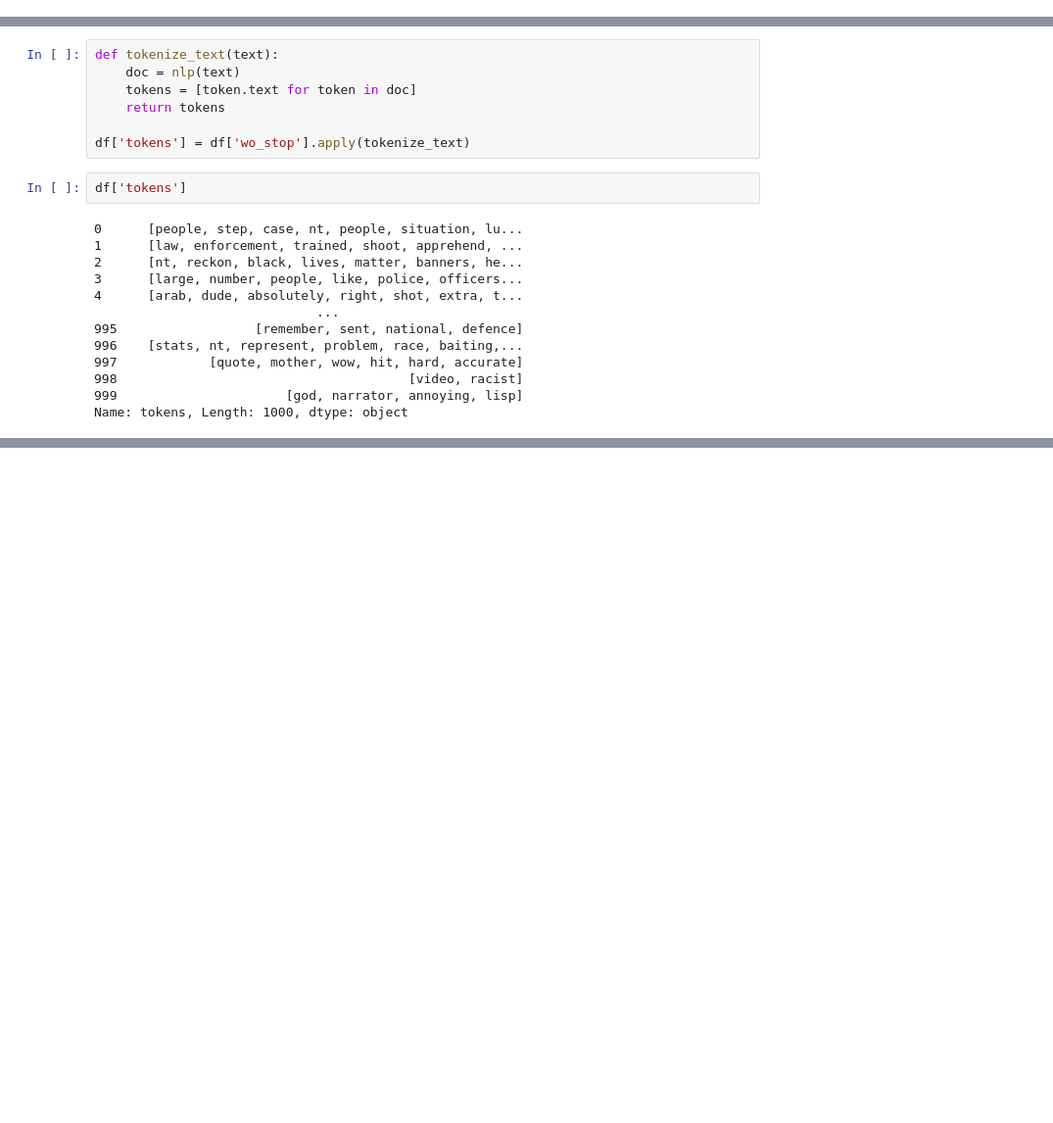
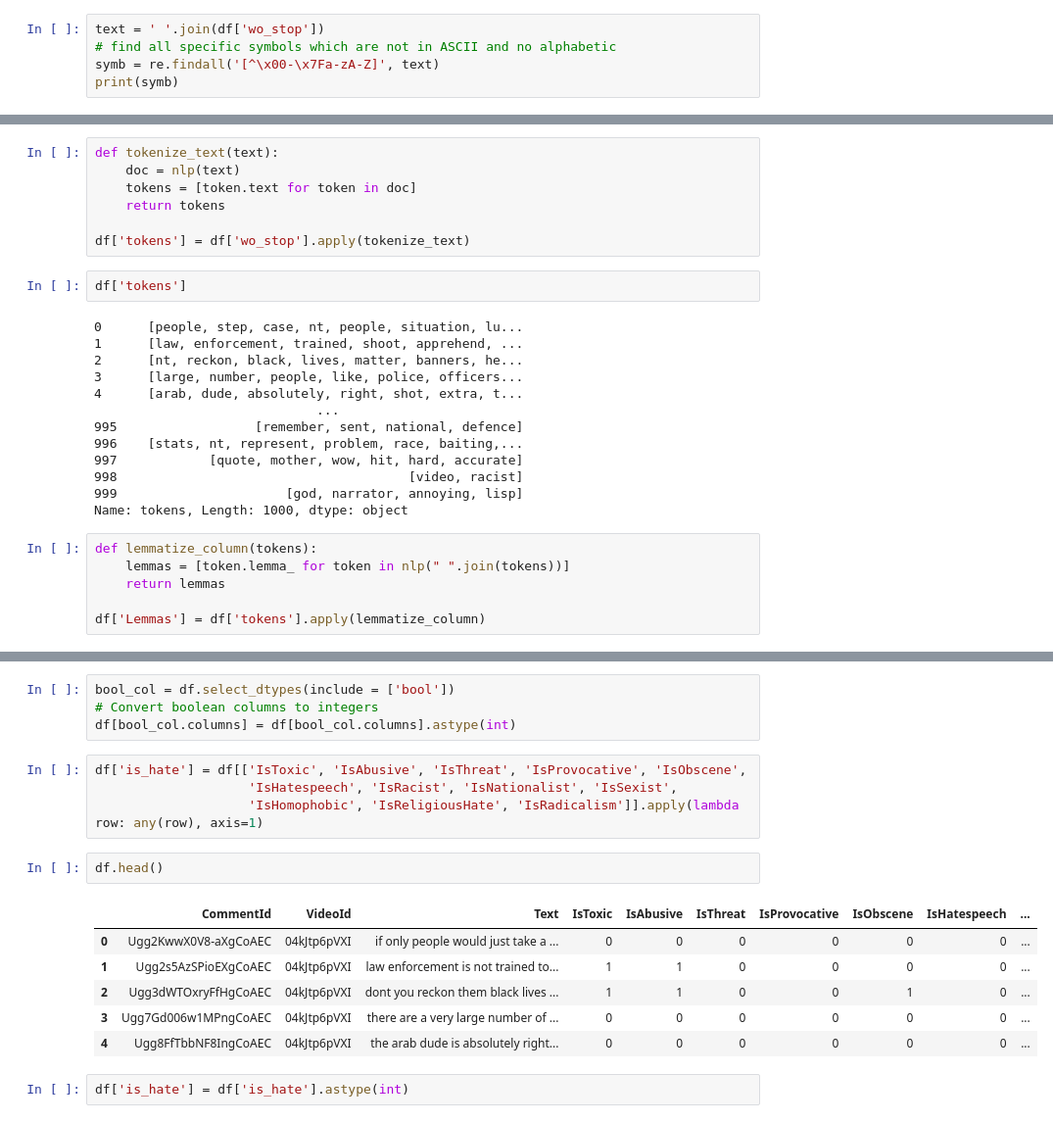
Before and after one commit to ali-rosano/CommentCleaner, a Jupyter notebook: NLP.ipynb, the cells around one changed output, grey strips where cells are left out. Shown: that part at 98% size. Saved outputs shown, nothing was run; the diff lists cells and outputs as text; blank space fills up the shorter version.

```diff
--- a/NLP.ipynb
+++ b/NLP.ipynb
@@ -96,3 +98,8 @@ df.loc[0, 'Text']
 df.loc[2, 'Text']
 # %% [output]
 'dont you reckon them black lives matter banners being held by white cunts is kinda patronizing and ironically racist could they have not come up with somethin better or is it just what white folks do ...
+# %%
+text = ' '.join(df['wo_stop'])
+# find all specific symbols which are not in ASCII and no alphabetic
+symb = re.findall('[^\x00-\x7Fa-zA-Z]', text)
+print(symb)
@@ -118,3 +127,9 @@ df['tokens']
 998                                      [video, racist]
 999                      [god, narrator, annoying, lisp]
 Name: tokens, Length: 1000, dtype: object
+# %%
+def lemmatize_column(tokens):
+    lemmas = [token.lemma_ for token in nlp(" ".join(tokens))]
+    return lemmas
+
+df['Lemmas'] = df['tokens'].apply(lemmatize_column)
@@ -120,0 +163,19 @@ Name: tokens, Length: 1000, dtype: object
+# %%
+bool_col = df.select_dtypes(include = ['bool'])
+# Convert boolean columns to integers
+df[bool_col.columns] = df[bool_col.columns].astype(int)
+# %%
+df['is_hate'] = df[['IsToxic', 'IsAbusive', 'IsThreat', 'IsProvocative', 'IsObscene',
+                    'IsHatespeech', 'IsRacist', 'IsNationalist', 'IsSexist',
+                    'IsHomophobic', 'IsReligiousHate', 'IsRadicalism']].apply(lambda row: any(row), axis=1)
+# %%
+df.head()
+# %% [output]
+|  | CommentId | VideoId | Text | IsToxic | IsAbusive | IsThreat | IsProvocative | IsObscene | IsHatespeech | ... |
+| 0 | Ugg2KwwX0V8-aXgCoAEC | 04kJtp6pVXI | if only people would just take a ... | 0 | 0 | 0 | 0 | 0 | 0 | ... |
+| 1 | Ugg2s5AzSPioEXgCoAEC | 04kJtp6pVXI | law enforcement is not trained to... | 1 | 1 | 0 | 0 | 0 | 0 | ... |
+| 2 | Ugg3dWTOxryFfHgCoAEC | 04kJtp6pVXI | dont you reckon them black lives ... | 1 | 1 | 0 | 0 | 1 | 0 | ... |
+| 3 | Ugg7Gd006w1MPngCoAEC | 04kJtp6pVXI | there are a very large number of ... | 0 | 0 | 0 | 0 | 0 | 0 | ... |
+| 4 | Ugg8FfTbbNF8IngCoAEC | 04kJtp6pVXI | the arab dude is absolutely right... | 0 | 0 | 0 | 0 | 0 | 0 | ... |
+# %%
+df['is_hate'] = df['is_hate'].astype(int)
```
Also changed, not shown: parts of 9 cells of this notebook.
